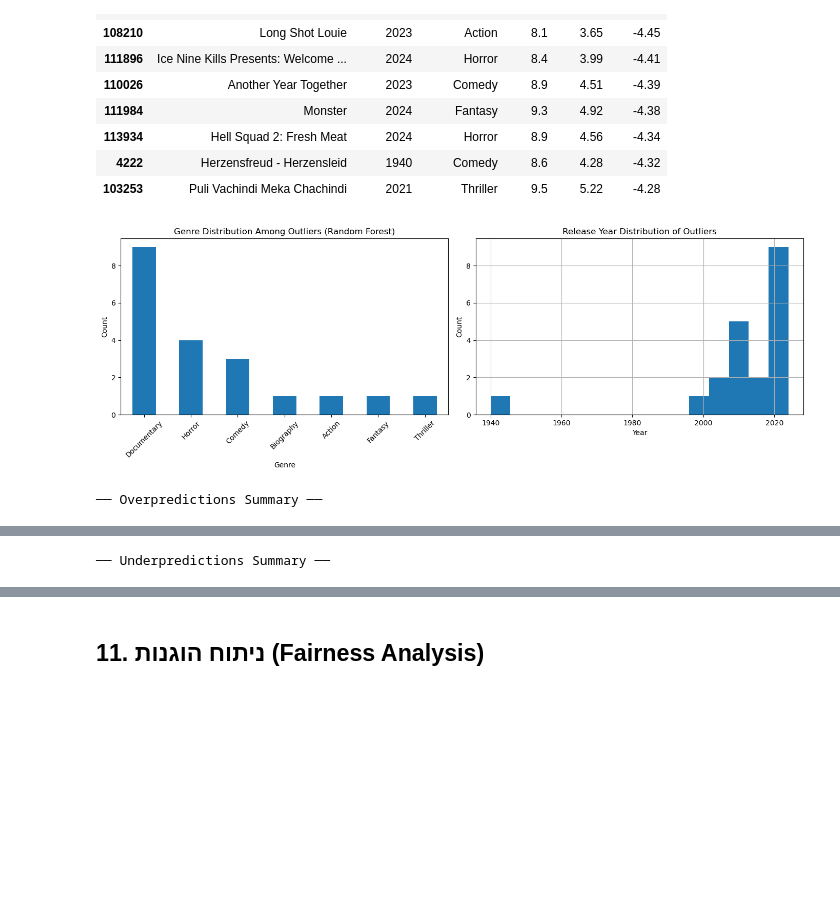
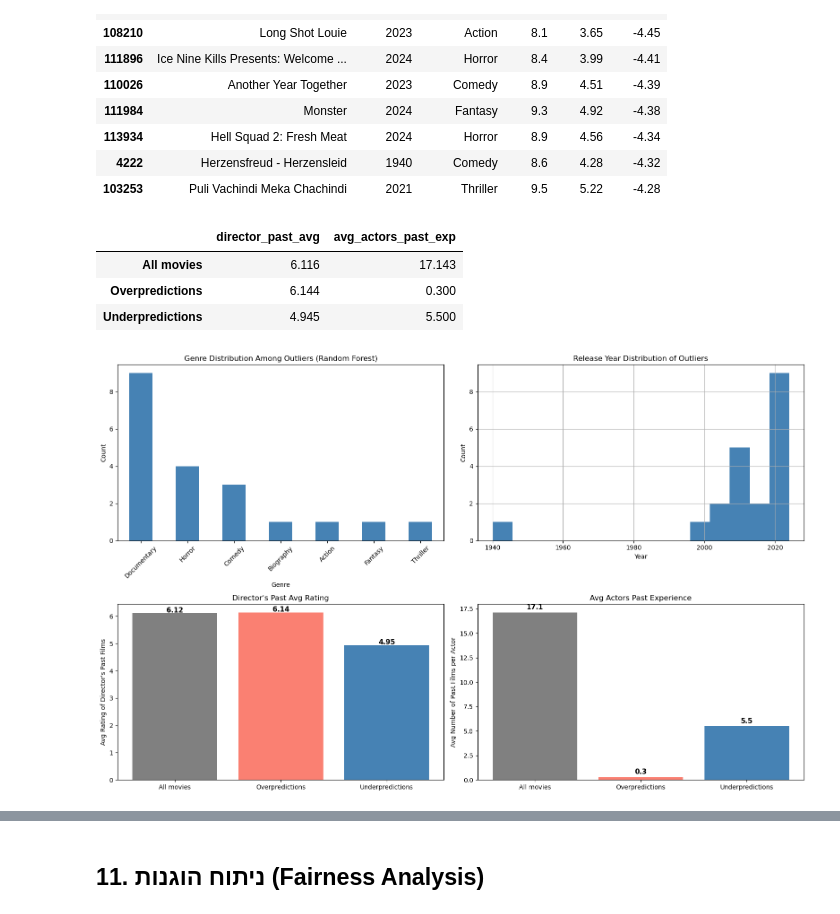
Before and after one commit to shirelhaddad/machine-learning, a Jupyter notebook: notebook_part2 (3) (2).ipynb, the cells around one changed output, grey strips where cells are left out. Saved outputs shown, nothing was run; the diff lists cells and outputs as text; code cells hidden in the pictures; blank space fills up the shorter version.

```diff
--- a/notebook_part2 (3) (2).ipynb
+++ b/notebook_part2 (3) (2).ipynb
@@ -392,6 +392,9 @@ errors_df['error_en'] = oof_en - y
 errors_df['first_genre'] = errors_df['genres'].apply(
     lambda g: g[0] if isinstance(g, list) and g else 'Unknown'
 )
+# הוספתי את שתי השורות האלה
+errors_df['director_past_avg']   = X['director_past_avg'].values
+errors_df['avg_actors_past_exp'] = X['avg_actors_past_experience'].values
 # %%
 ### 10.2 – חילוץ 20 ה-outliers לכל מודל
 # Random Forest (המודל הטוב יותר)
@@ -435,29 +438,63 @@ display(under_rf[COLS_SHOW].round(2))
 | 4222 | Herzensfreud - Herzensleid | 1940 | Comedy | 8.6 | 4.28 | -4.32 |
 | 103253 | Puli Vachindi Meka Chachindi | 2021 | Thriller | 9.5 | 5.22 | -4.28 |
 # %%
-### 10.3 – ניתוח דפוסים (visualizations)
-fig, axes = plt.subplots(1, 2, figsize=(14, 5))
+# ── 10.3 Pattern analysis ─────────────────────────────────────
+FEAT_COLS = ['director_past_avg', 'avg_actors_past_exp']
+groups    = ['All movies', 'Overpredictions', 'Underpredictions']
+colors    = ['gray', 'salmon', 'steelblue']
 
-# התפלגות ז'אנרים בקרב outliers
-outliers_rf['first_genre'].value_counts().head(8).plot(kind='bar', ax=axes[0])
-axes[0].set_title('Genre Distribution Among Outliers (Random Forest)')
-axes[0].set_xlabel('Genre')
-axes[0].set_ylabel('Count')
-axes[0].tick_params(axis='x', rotation=45)
+all_means   = errors_df[FEAT_COLS].mean()
+over_means  = over_rf[FEAT_COLS].mean()
+under_means = under_rf[FEAT_COLS].mean()
 
-# השנה של ה-outliers
-outliers_rf['startYear'].hist(bins=15, ax=axes[1])
-axes[1].set_title('Release Year Distribution of Outliers')
-axes[1].set_xlabel('Year')
-axes[1].set_ylabel('Count')
+# טבלה מסכמת
+summary_table = pd.DataFrame({
+    'All movies':       all_means,
+    'Overpredictions':  over_means,
+    'Underpredictions': under_means,
+}).T.round(3)
+display(summary_table)
+
+# גרף 2×2
+fig, axes = plt.subplots(2, 2, figsize=(16, 10))
+
+outliers_rf['first_genre'].value_counts().head(8).plot(
+    kind='bar', ax=axes[0, 0], color='steelblue')
+axes[0, 0].set_title('Genre Distribution Among Outliers (Random Forest)')
+axes[0, 0].set_xlabel('Genre')
+axes[0, 0].set_ylabel('Count')
+axes[0, 0].tick_params(axis='x', rotation=45)
+
+outliers_rf['startYear'].hist(bins=15, ax=axes[0, 1], color='steelblue')
+axes[0, 1].set_title('Release Year Distribution of Outliers')
+axes[0, 1].set_xlabel('Year')
+axes[0, 1].set_ylabel('Count')
+
+dir_vals = [all_means['director_past_avg'],
+            over_means['director_past_avg'],
+            under_means['director_past_avg']]
+bars = axes[1, 0].bar(groups, dir_vals, color=colors)
+axes[1, 0].set_title("Director's Past Avg Rating")
+axes[1, 0].set_ylabel("Avg Rating of Director's Past Films")
+for bar, v in zip(bars, dir_vals):
+    axes[1, 0].text(bar.get_x() + bar.get_width()/2,
+                    v + 0.02, f'{v:.2f}', ha='center', fontsize=11, fontweight='bold')
+
+act_vals = [all_means['avg_actors_past_exp'],
+            over_means['avg_actors_past_exp'],
+            under_means['avg_actors_past_exp']]
+bars = axes[1, 1].bar(groups, act_vals, color=colors)
+axes[1, 1].set_title('Avg Actors Past Experience')
+axes[1, 1].set_ylabel('Avg Number of Past Films per Actor')
+for bar, v in zip(bars, act_vals):
+    axes[1, 1].text(bar.get_x() + bar.get_width()/2,
+                    v + 0.3, f'{v:.1f}', ha='center', fontsize=11, fontweight='bold')
+
 plt.tight_layout()
 plt.show()
-
-# Overpredictions vs Underpredictions – הבדלים
-print("\n── Overpredictions Summary ──")
-display(over_rf[['startYear', 'y_true', 'error_rf']].describe().round(2))
-print("\n── Underpredictions Summary ──")
-display(under_rf[['startYear', 'y_true', 'error_rf']].describe().round(2))
 # %% [output]
+|  | director_past_avg | avg_actors_past_exp |
+| All movies | 6.116 | 17.143 |
+| Overpredictions | 6.144 | 0.300 |
+| Underpredictions | 4.945 | 5.500 |
-[figure, old version]
+[figure, new version]
-── Overpredictions Summary ──
@@ -473 +500,0 @@ display(under_rf[['startYear', 'y_true', 'error_rf']].describe().round(2))
-── Underpredictions Summary ──
```
Also changed, not shown: parts of 2 cells of this notebook.
